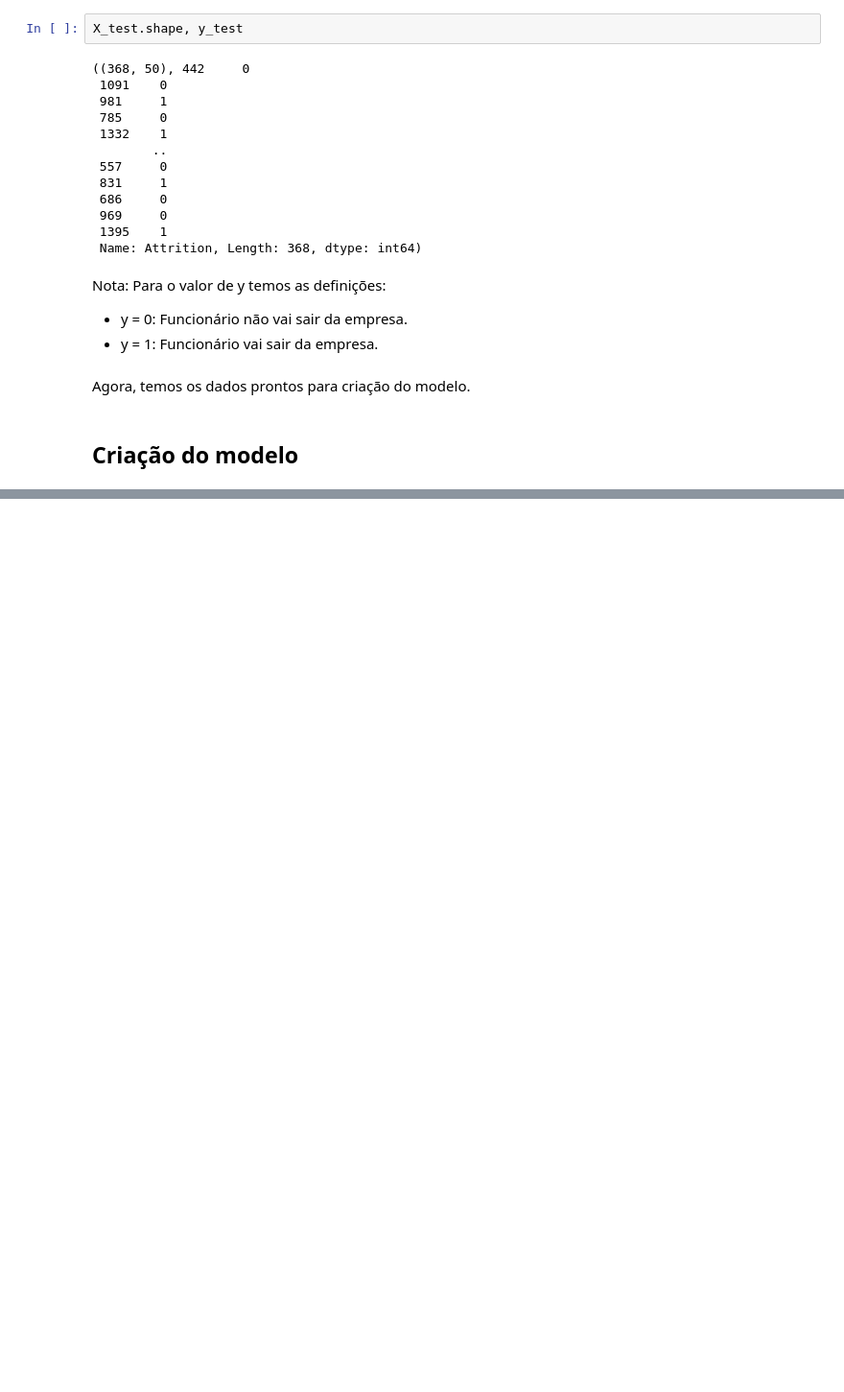
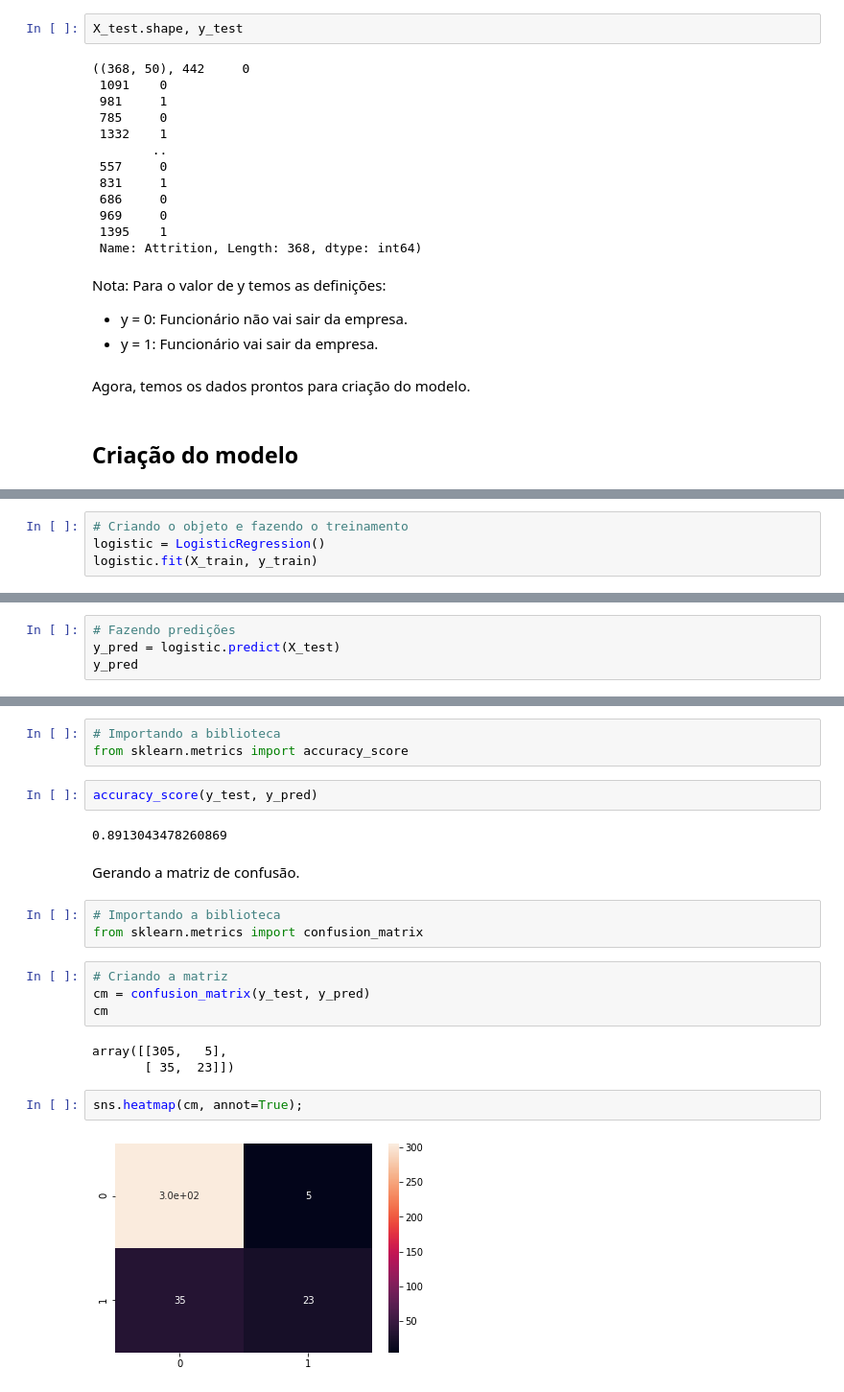
Before and after one commit to Mario-RJunior/Recursos_humanos_ML, a Jupyter notebook: Recursos_Humanos.ipynb, the cells around one changed output, grey strips where cells are left out. Shown at 96% size. Drawn from its saved outputs; the diff is of its cells as text; blank space fills up the shorter version.

```diff
--- a/Recursos_Humanos.ipynb
+++ b/Recursos_Humanos.ipynb
@@ -438,0 +444,4 @@ Agora, temos os dados prontos para criação do modelo.
+# %%
+# Criando o objeto e fazendo o treinamento
+logistic = LogisticRegression()
+logistic.fit(X_train, y_train)
@@ -438,0 +454,4 @@ Agora, temos os dados prontos para criação do modelo.
+# %%
+# Fazendo predições
+y_pred = logistic.predict(X_test)
+y_pred
@@ -438,0 +478,23 @@ Agora, temos os dados prontos para criação do modelo.
+# %%
+# Importando a biblioteca
+from sklearn.metrics import accuracy_score
+# %%
+accuracy_score(y_test, y_pred)
+# %% [output]
+0.8913043478260869
+# %% [markdown]
+Gerando a matriz de confusão.
+# %%
+# Importando a biblioteca
+from sklearn.metrics import confusion_matrix
+# %%
+# Criando a matriz
+cm = confusion_matrix(y_test, y_pred)
+cm
+# %% [output]
+array([[305,   5],
+       [ 35,  23]])
+# %%
+sns.heatmap(cm, annot=True);
+# %% [output]
+[figure, added]
```
Also changed, not shown: parts of 6 cells of this notebook.
